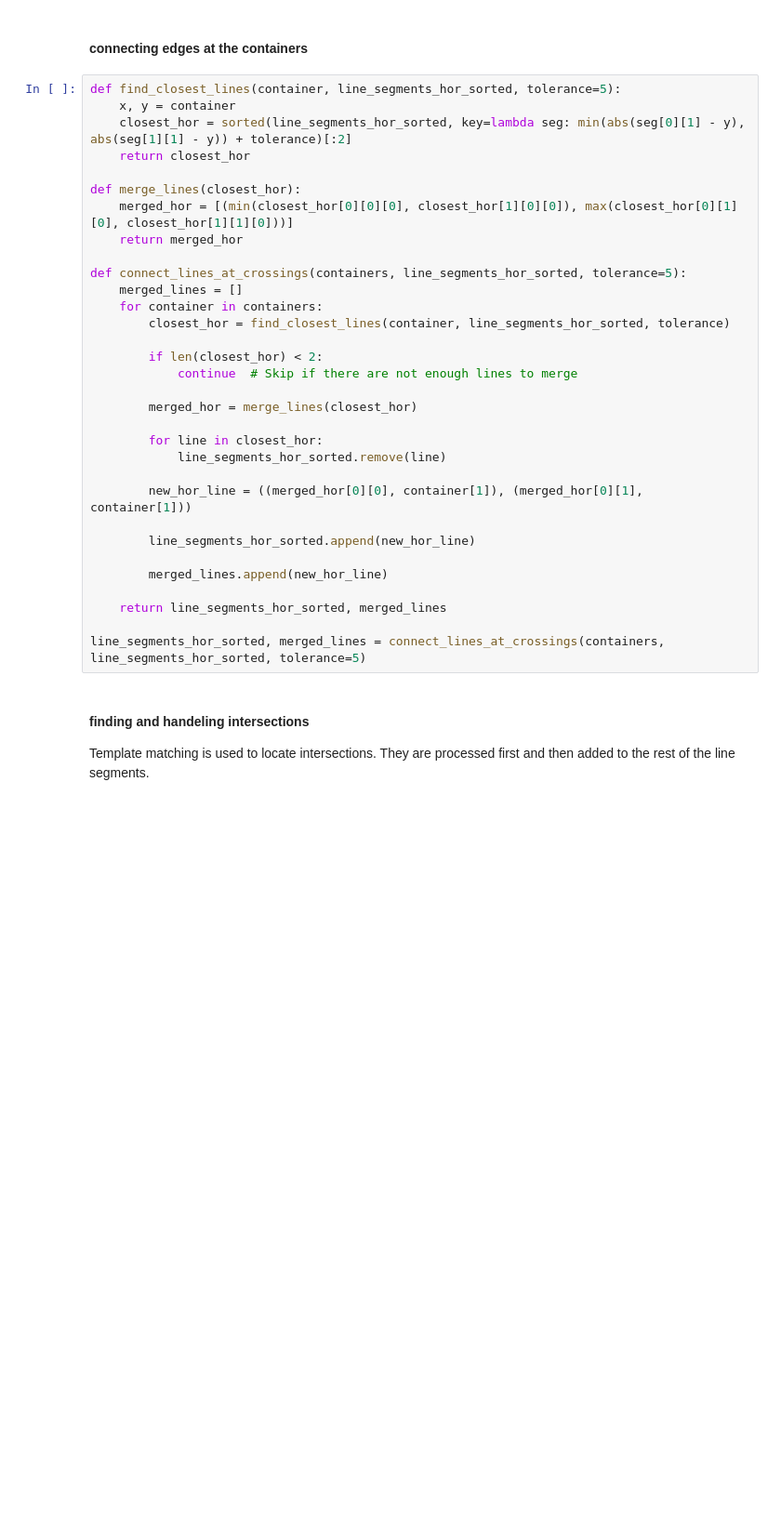
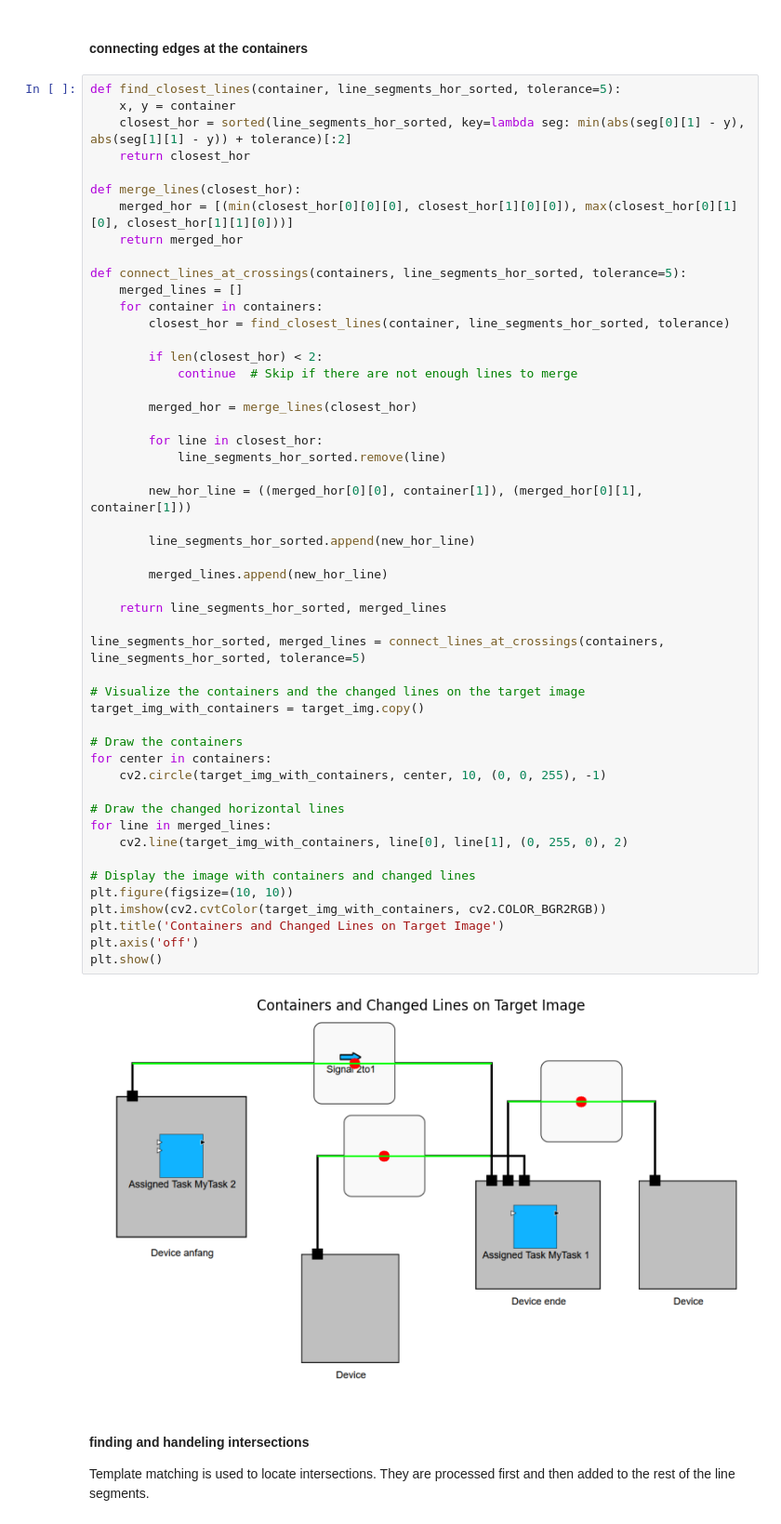
Before and after one commit to franzbanz/computervision, a Jupyter notebook: edge_detection_generalized copy.ipynb, the cells around one changed output. Shown: that part at 93% size. Cells and saved outputs as stored; diff of their text form; blank space fills up the shorter version.

```diff
--- a/edge_detection_generalized copy.ipynb
+++ b/edge_detection_generalized copy.ipynb
@@ -528,33 +543,53 @@ def find_closest_lines(container, line_segments_hor_sorted, tolerance=5):
     x, y = container
     closest_hor = sorted(line_segments_hor_sorted, key=lambda seg: min(abs(seg[0][1] - y), abs(seg[1][1] - y)) + tolerance)[:2]
     return closest_hor
 
 def merge_lines(closest_hor):
     merged_hor = [(min(closest_hor[0][0][0], closest_hor[1][0][0]), max(closest_hor[0][1][0], closest_hor[1][1][0]))]
     return merged_hor
 
 def connect_lines_at_crossings(containers, line_segments_hor_sorted, tolerance=5):
     merged_lines = []
     for container in containers:
         closest_hor = find_closest_lines(container, line_segments_hor_sorted, tolerance)
 
         if len(closest_hor) < 2:
             continue  # Skip if there are not enough lines to merge
 
         merged_hor = merge_lines(closest_hor)
 
         for line in closest_hor:
             line_segments_hor_sorted.remove(line)
 
         new_hor_line = ((merged_hor[0][0], container[1]), (merged_hor[0][1], container[1]))
 
         line_segments_hor_sorted.append(new_hor_line)
 
         merged_lines.append(new_hor_line)
 
     return line_segments_hor_sorted, merged_lines
 
 line_segments_hor_sorted, merged_lines = connect_lines_at_crossings(containers, line_segments_hor_sorted, tolerance=5)
+
+# Visualize the containers and the changed lines on the target image
+target_img_with_containers = target_img.copy()
+
+# Draw the containers
+for center in containers:
+    cv2.circle(target_img_with_containers, center, 10, (0, 0, 255), -1)
+
+# Draw the changed horizontal lines
+for line in merged_lines:
+    cv2.line(target_img_with_containers, line[0], line[1], (0, 255, 0), 2)
+
+# Display the image with containers and changed lines
+plt.figure(figsize=(10, 10))
+plt.imshow(cv2.cvtColor(target_img_with_containers, cv2.COLOR_BGR2RGB))
+plt.title('Containers and Changed Lines on Target Image')
+plt.axis('off')
+plt.show()
+# %% [output]
+[figure, added]
 # %% [markdown]
 #### finding and handeling intersections
 Template matching is used to locate intersections. They are processed first and then added to the rest of the line segments.
```
Also changed, not shown: parts of 17 cells of this notebook.
